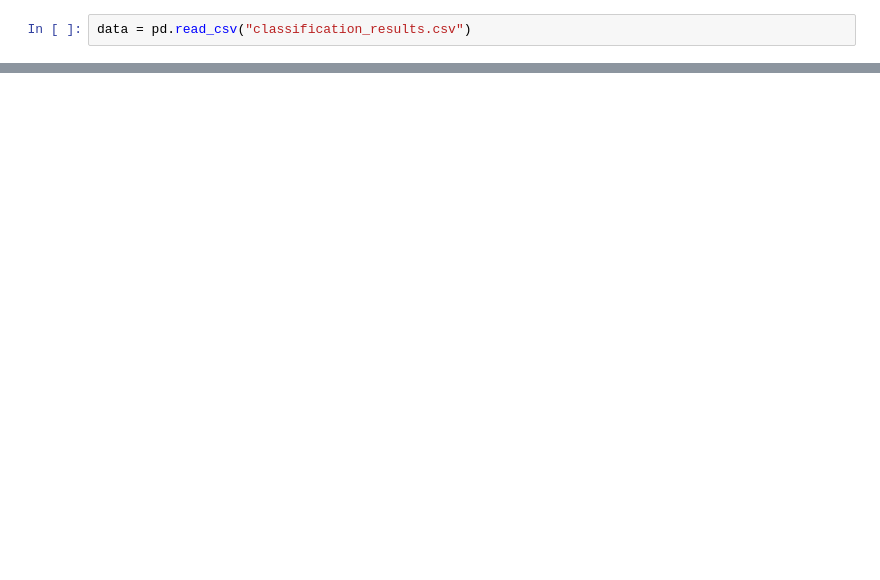
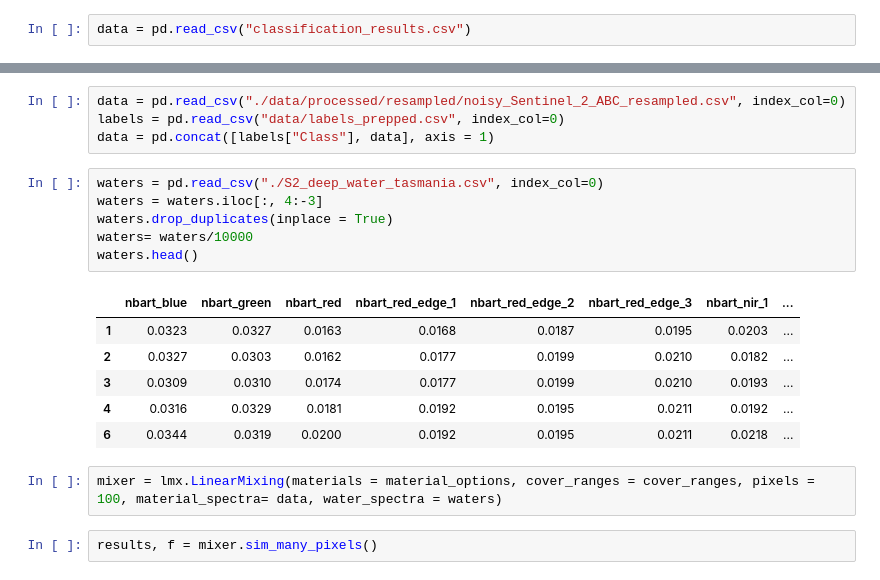
Before and after one commit to uqgrowan/Spectral-Separability-Analysis, a Jupyter notebook: mix_pixels.ipynb, the cells around one changed output, grey strips where cells are left out. Drawn from its saved outputs; the diff is of its cells as text; blank space fills up the shorter version.

Commit message:
linear mixing finished
finished MVP functionality of linear mixing

```diff
--- a/mix_pixels.ipynb
+++ b/mix_pixels.ipynb
@@ -31,0 +65,21 @@ g.legend.set_title("")
+# %%
+data = pd.read_csv("./data/processed/resampled/noisy_Sentinel_2_ABC_resampled.csv", index_col=0)
+labels = pd.read_csv("data/labels_prepped.csv", index_col=0)
+data = pd.concat([labels["Class"], data], axis = 1)
+# %%
+waters = pd.read_csv("./S2_deep_water_tasmania.csv", index_col=0)
+waters = waters.iloc[:, 4:-3]
+waters.drop_duplicates(inplace = True)
+waters= waters/10000
+waters.head()
+# %% [output]
+|  | nbart_blue | nbart_green | nbart_red | nbart_red_edge_1 | nbart_red_edge_2 | nbart_red_edge_3 | nbart_nir_1 | ... |
+| 1 | 0.0323 | 0.0327 | 0.0163 | 0.0168 | 0.0187 | 0.0195 | 0.0203 | ... |
+| 2 | 0.0327 | 0.0303 | 0.0162 | 0.0177 | 0.0199 | 0.0210 | 0.0182 | ... |
+| 3 | 0.0309 | 0.0310 | 0.0174 | 0.0177 | 0.0199 | 0.0210 | 0.0193 | ... |
+| 4 | 0.0316 | 0.0329 | 0.0181 | 0.0192 | 0.0195 | 0.0211 | 0.0192 | ... |
+| 6 | 0.0344 | 0.0319 | 0.0200 | 0.0192 | 0.0195 | 0.0211 | 0.0218 | ... |
+# %%
+mixer = lmx.LinearMixing(materials = material_options, cover_ranges = cover_ranges, pixels = 100, material_spectra= data, water_spectra = waters)
+# %%
+results, f = mixer.sim_many_pixels()
```
Also changed, not shown: parts of 9 cells of this notebook, 4 other files.
